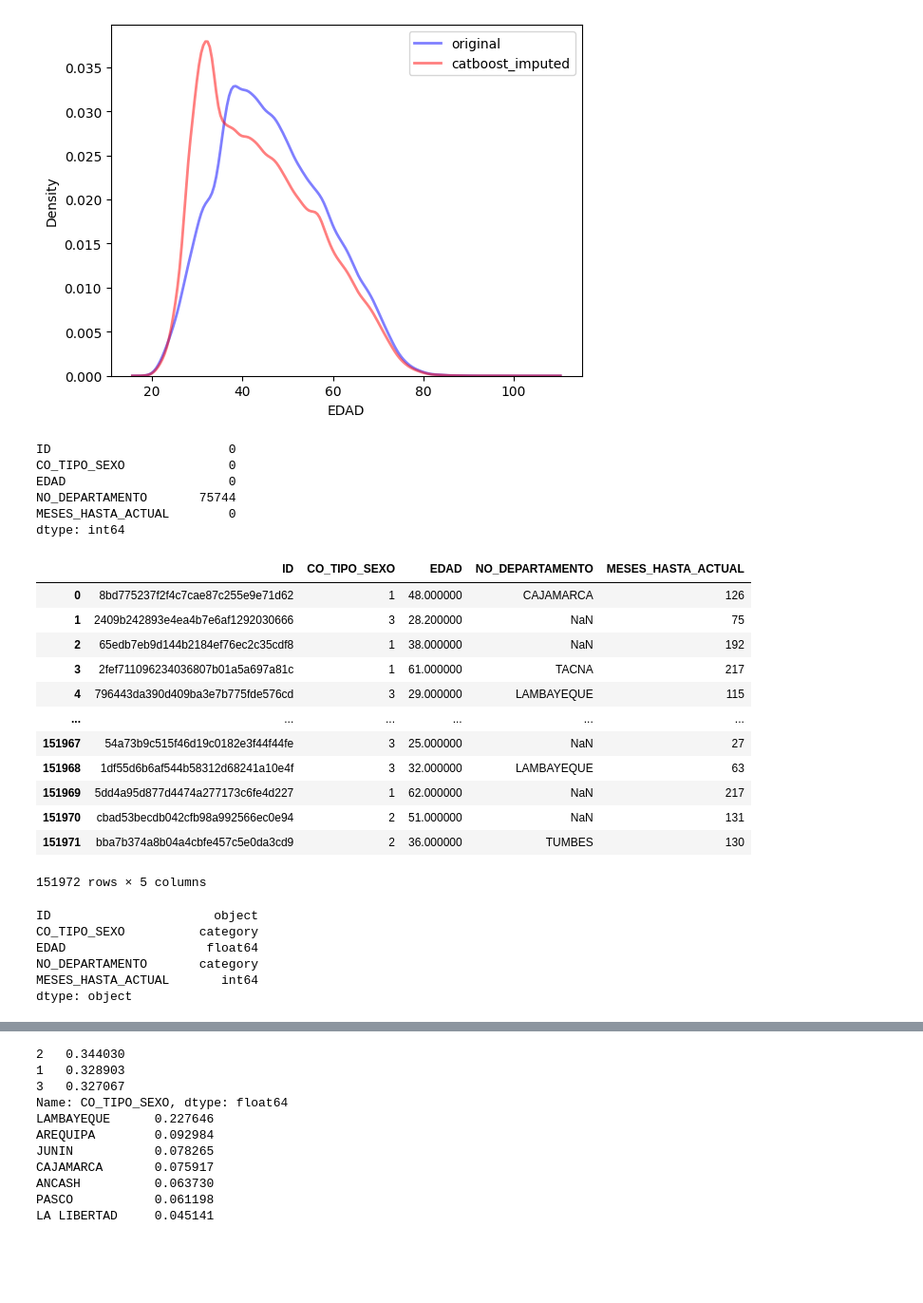
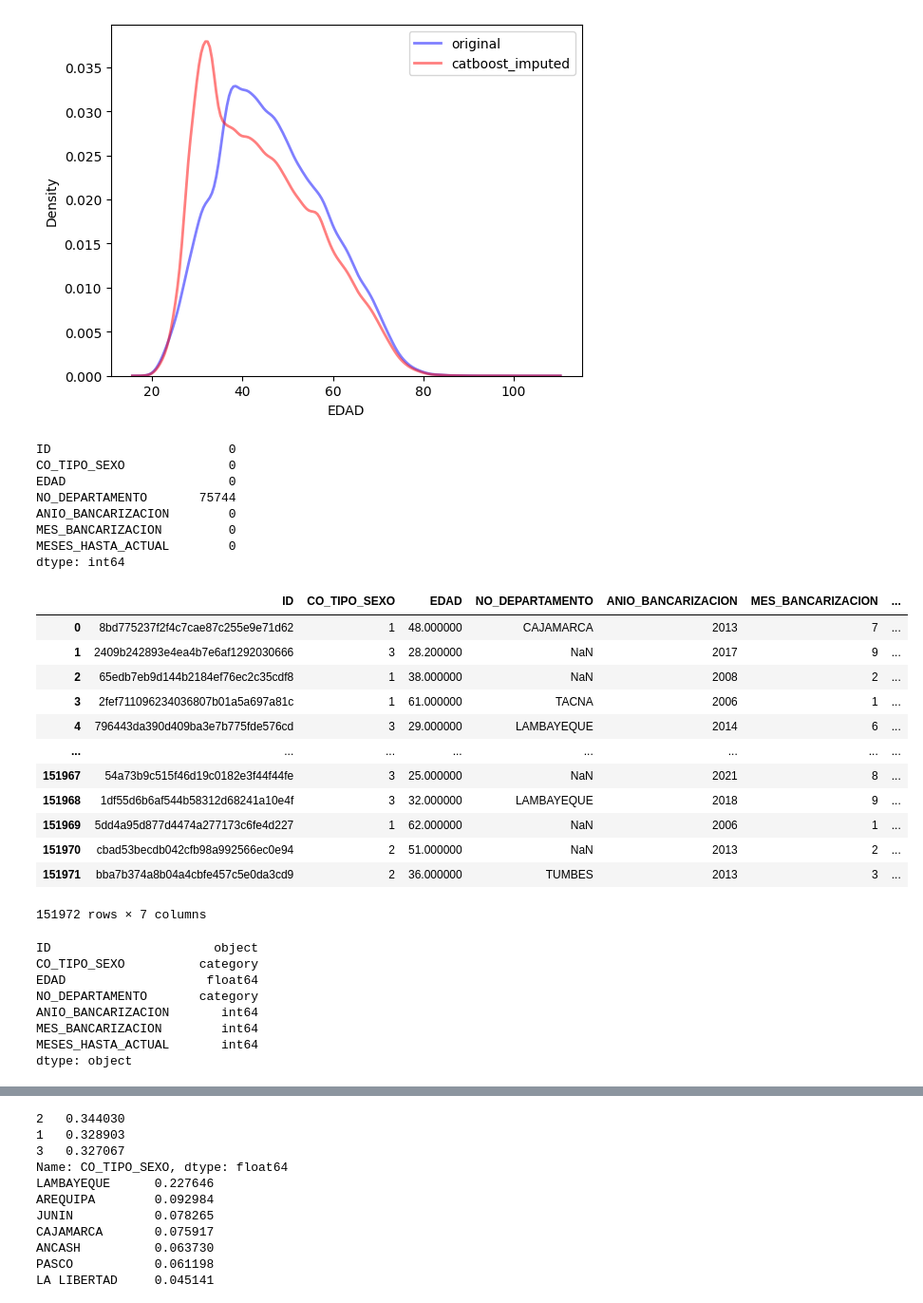
Before and after one commit to jeremy-jmc/datathon-mibanco2023, a Jupyter notebook: notebooks/00_data_preprocessing.ipynb, the cells around one changed output, grey strips where cells are left out. Shown at 95% size. Cells and saved outputs as stored; diff of their text form; code cells hidden in the pictures; blank space fills up the shorter version.

```diff
--- a/notebooks/00_data_preprocessing.ipynb
+++ b/notebooks/00_data_preprocessing.ipynb
@@ -362,41 +362,45 @@ plt.show()
 # %%
 df_customers.loc[lambda df : (df['MES_BANCARIZACION']) < 1 | (df['MES_BANCARIZACION'] > 12), ['MES_BANCARIZACION']] = 1
 df_customers['FECHA_BANCARIZACION'] = pd.to_datetime(df_customers['ANIO_BANCARIZACION'].astype(str) + df_customers['MES_BANCARIZACION'].astype(str).str.zfill(2), format='%Y%m')
 df_customers['CO_TIPO_SEXO'] = df_customers['CO_TIPO_SEXO'].astype('category')
 df_customers['NO_DEPARTAMENTO'] = df_customers['NO_DEPARTAMENTO'].replace('nan', np.nan)
 df_customers['NO_DEPARTAMENTO'] = df_customers['NO_DEPARTAMENTO'].astype('category')
 
 df_customers['MESES_HASTA_ACTUAL'] = (datetime.now() - df_customers['FECHA_BANCARIZACION']) // pd.Timedelta(days=30)      # astype('<m8[M]')
-df_customers = df_customers.drop(columns=['ANIO_BANCARIZACION', 'MES_BANCARIZACION', 'FECHA_BANCARIZACION'])
+df_customers = df_customers.drop(columns=['FECHA_BANCARIZACION'])   # 'ANIO_BANCARIZACION', 'MES_BANCARIZACION',
 df_customers['EDAD'] = df_customers_imputed['num__EDAD']
 
 print(df_customers.isna().sum())
 display(df_customers)
 print(df_customers.dtypes)
 # %% [output]
 ID                        0
 CO_TIPO_SEXO              0
 EDAD                      0
 NO_DEPARTAMENTO       75744
+ANIO_BANCARIZACION        0
+MES_BANCARIZACION         0
 MESES_HASTA_ACTUAL        0
 dtype: int64
-|  | ID | CO_TIPO_SEXO | EDAD | NO_DEPARTAMENTO | MESES_HASTA_ACTUAL |
-| 0 | 8bd775237f2f4c7cae87c255e9e71d62 | 1 | 48.000000 | CAJAMARCA | 126 |
-| 1 | 2409b242893e4ea4b7e6af1292030666 | 3 | 28.200000 | NaN | 75 |
-| 2 | 65edb7eb9d144b2184ef76ec2c35cdf8 | 1 | 38.000000 | NaN | 192 |
-| 3 | 2fef711096234036807b01a5a697a81c | 1 | 61.000000 | TACNA | 217 |
-| 4 | 796443da390d409ba3e7b775fde576cd | 3 | 29.000000 | LAMBAYEQUE | 115 |
-| ... | ... | ... | ... | ... | ... |
-| 151967 | 54a73b9c515f46d19c0182e3f44f44fe | 3 | 25.000000 | NaN | 27 |
-| 151968 | 1df55d6b6af544b58312d68241a10e4f | 3 | 32.000000 | LAMBAYEQUE | 63 |
-| 151969 | 5dd4a95d877d4474a277173c6fe4d227 | 1 | 62.000000 | NaN | 217 |
-| 151970 | cbad53becdb042cfb98a992566ec0e94 | 2 | 51.000000 | NaN | 131 |
-| 151971 | bba7b374a8b04a4cbfe457c5e0da3cd9 | 2 | 36.000000 | TUMBES | 130 |
+|  | ID | CO_TIPO_SEXO | EDAD | NO_DEPARTAMENTO | ANIO_BANCARIZACION | MES_BANCARIZACION | ... |
+| 0 | 8bd775237f2f4c7cae87c255e9e71d62 | 1 | 48.000000 | CAJAMARCA | 2013 | 7 | ... |
+| 1 | 2409b242893e4ea4b7e6af1292030666 | 3 | 28.200000 | NaN | 2017 | 9 | ... |
+| 2 | 65edb7eb9d144b2184ef76ec2c35cdf8 | 1 | 38.000000 | NaN | 2008 | 2 | ... |
+| 3 | 2fef711096234036807b01a5a697a81c | 1 | 61.000000 | TACNA | 2006 | 1 | ... |
+| 4 | 796443da390d409ba3e7b775fde576cd | 3 | 29.000000 | LAMBAYEQUE | 2014 | 6 | ... |
+| ... | ... | ... | ... | ... | ... | ... | ... |
+| 151967 | 54a73b9c515f46d19c0182e3f44f44fe | 3 | 25.000000 | NaN | 2021 | 8 | ... |
+| 151968 | 1df55d6b6af544b58312d68241a10e4f | 3 | 32.000000 | LAMBAYEQUE | 2018 | 9 | ... |
+| 151969 | 5dd4a95d877d4474a277173c6fe4d227 | 1 | 62.000000 | NaN | 2006 | 1 | ... |
+| 151970 | cbad53becdb042cfb98a992566ec0e94 | 2 | 51.000000 | NaN | 2013 | 2 | ... |
+| 151971 | bba7b374a8b04a4cbfe457c5e0da3cd9 | 2 | 36.000000 | TUMBES | 2013 | 3 | ... |
-151972 rows × 5 columns
+151972 rows × 7 columns
 ID                      object
 CO_TIPO_SEXO          category
 EDAD                   float64
 NO_DEPARTAMENTO       category
+ANIO_BANCARIZACION       int64
+MES_BANCARIZACION        int64
 MESES_HASTA_ACTUAL       int64
 dtype: object
 # %%
```
Also changed, not shown: parts of 14 cells of this notebook, 2 other files.
